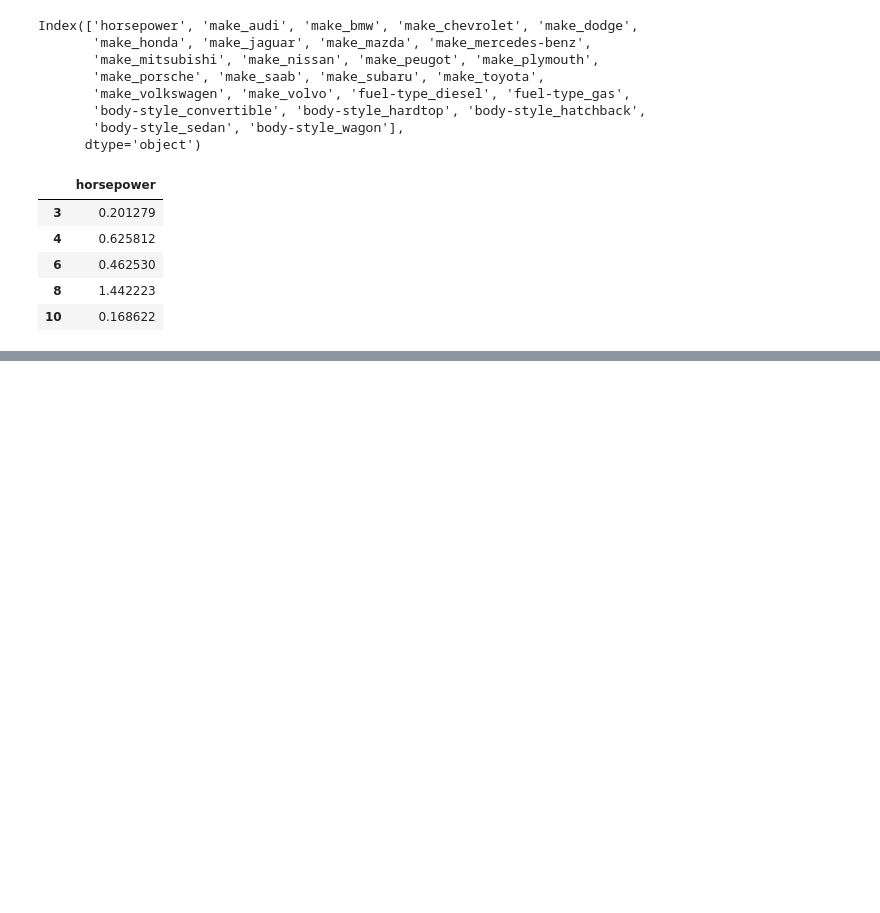
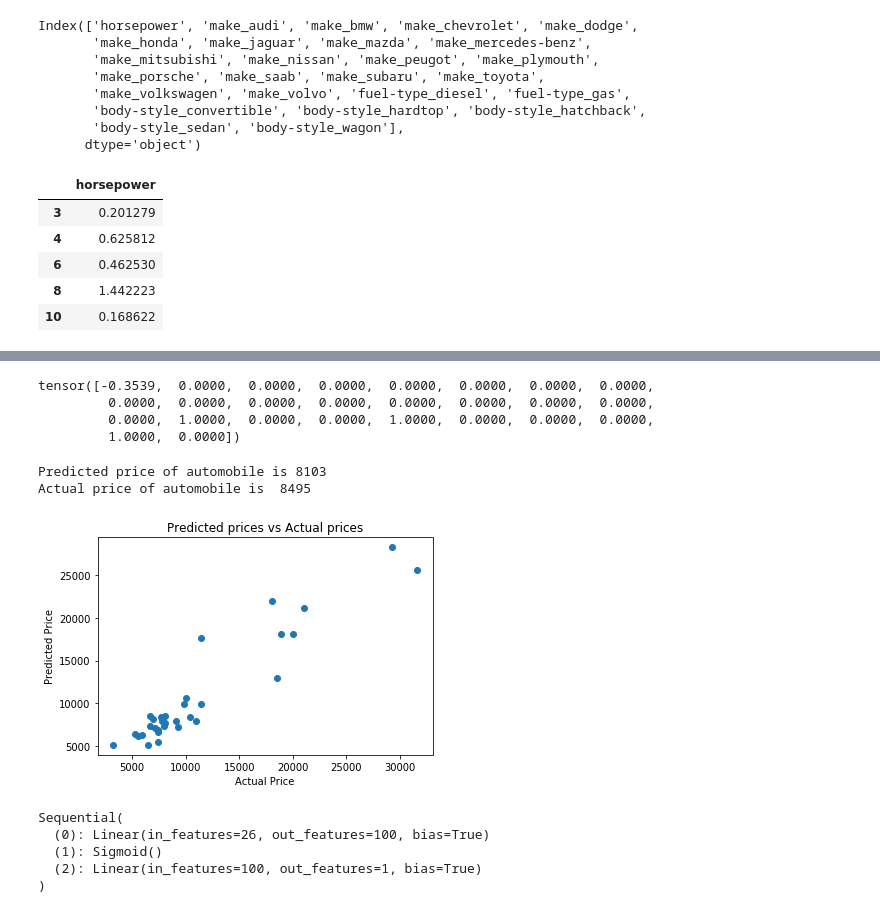
Before and after one commit to themavencoder/Automobile-Price-Prediction, a Jupyter notebook: AutomobilePricePrediction.ipynb, the cells around one changed output, grey strips where cells are left out. Drawn from its saved outputs; the diff is of its cells as text; code cells hidden in the pictures; blank space fills up the shorter version.

Commit message:
Compare predicted to actual price

```diff
--- a/AutomobilePricePrediction.ipynb
+++ b/AutomobilePricePrediction.ipynb
@@ -158,0 +186,10 @@ X_train, x_test, Y_train, y_test = train_test_split(automobile_features,
+# %%
+hid = 100
+loss_fn = torch.nn.MSELoss()
+learning_rate = 0.0001
+# %%
+model = torch.nn.Sequential(torch.nn.Linear(inp, hid),
+                            torch.nn.Sigmoid(),
+                            torch.nn.Linear(hid,out),
+
+                           )
@@ -158,0 +243,30 @@ X_train, x_test, Y_train, y_test = train_test_split(automobile_features,
+# %%
+sample_tensor = torch.tensor(sample.values, dtype = dtype)
+sample_tensor
+# %% [output]
+tensor([-0.3539,  0.0000,  0.0000,  0.0000,  0.0000,  0.0000,  0.0000,  0.0000,
+         0.0000,  0.0000,  0.0000,  0.0000,  0.0000,  0.0000,  0.0000,  0.0000,
+         0.0000,  1.0000,  0.0000,  0.0000,  1.0000,  0.0000,  0.0000,  0.0000,
+         1.0000,  0.0000])
+# %%
+y_pred = model(sample_tensor)
+print("Predicted price of automobile is", int(y_pred.item()))
+print("Actual price of automobile is ", int(y_test.iloc[23]))
+# %% [output]
+Predicted price of automobile is 8103
+Actual price of automobile is  8495
+# %%
+y_pred_tensor = model(x_test_tensor)
+# %%
+y_pred = y_pred_tensor.detach().numpy()
+# %%
+import matplotlib.pyplot as plt
+
+plt.scatter(y_pred, y_test.values)
+plt.xlabel("Actual Price")
+plt.ylabel("Predicted Price")
+
+plt.title("Predicted prices vs Actual prices")
+plt.show()
+# %% [output]
+[figure, added]
@@ -158,0 +277,8 @@ X_train, x_test, Y_train, y_test = train_test_split(automobile_features,
+# %%
+saved_model
+# %% [output]
+Sequential(
+  (0): Linear(in_features=26, out_features=100, bias=True)
+  (1): Sigmoid()
+  (2): Linear(in_features=100, out_features=1, bias=True)
+)
```
Also changed, not shown: parts of 16 cells of this notebook, 1 other file.
